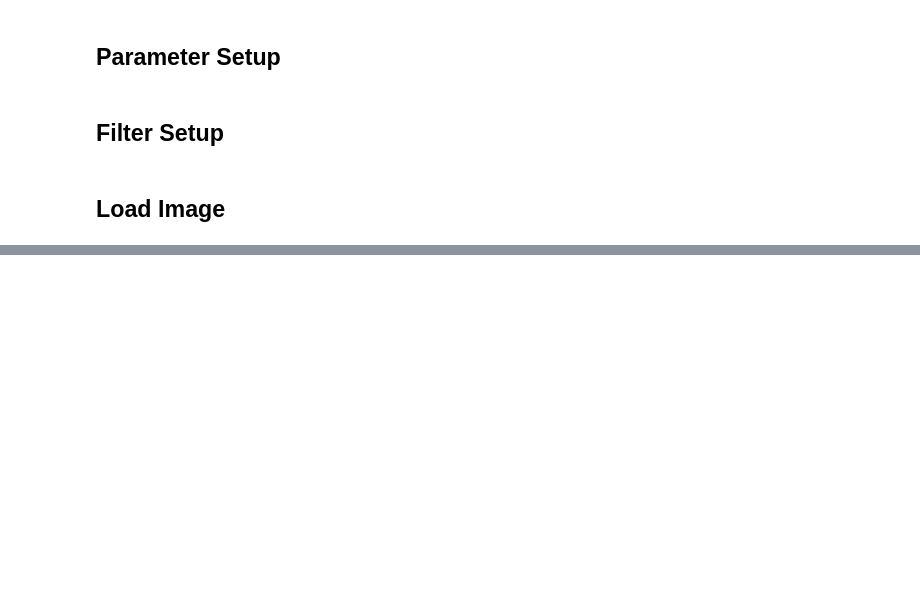
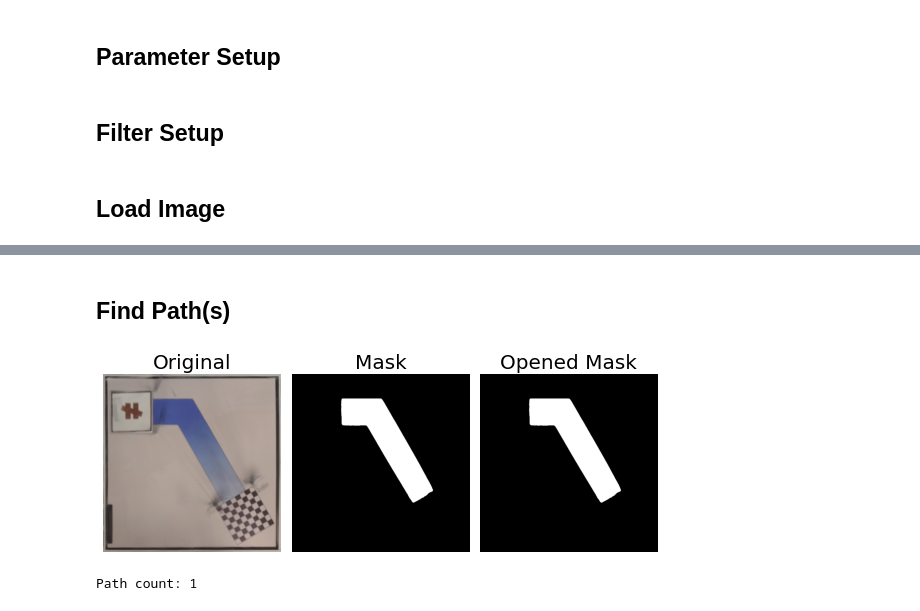
Before and after one commit to teerameth/Module6-7, a Jupyter notebook: MileStone3.ipynb, the cells around one changed output, grey strips where cells are left out. Saved outputs shown, nothing was run; the diff lists cells and outputs as text; code cells hidden in the pictures; blank space fills up the shorter version.

```diff
--- a/MileStone3.ipynb
+++ b/MileStone3.ipynb
@@ -63,0 +70,12 @@ imshows([original, filtered], ["Original", "Filtered"])
+# %% [markdown]
+## Find Path(s)
+# %%
+path_mask = segment(frame, K=3)
+kernel = np.ones(BlurKernelSize,np.uint8)
+path_mask_opening = cv2.morphologyEx(path_mask, cv2.MORPH_OPEN, kernel)
+imshows([original, path_mask, path_mask_opening], ["Original", "Mask", "Opened Mask"])
+contours,hierarchy = cv2.findContours(path_mask_opening, cv2.RETR_TREE,cv2.CHAIN_APPROX_SIMPLE)
+print("Path count: " + str(len(contours)))
+# %% [output]
+[figure, added]
+Path count: 1
```
Also changed, not shown: parts of 12 cells of this notebook, 5 other files.
